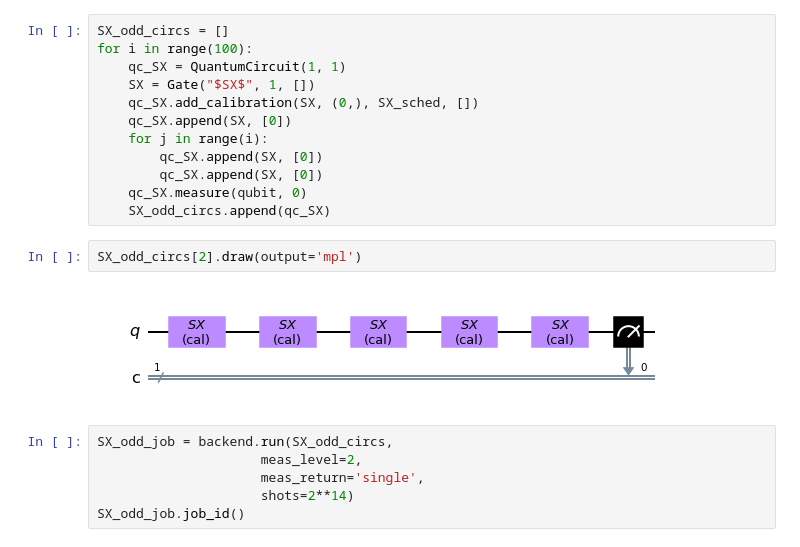
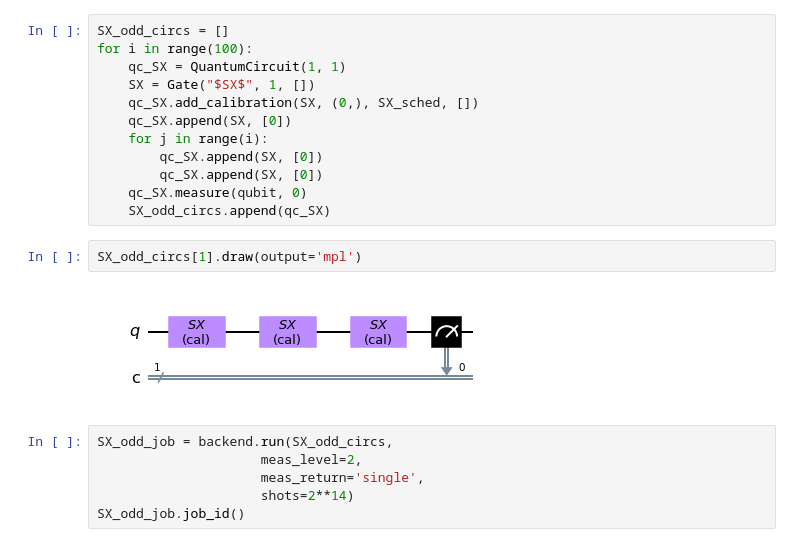
Before and after one commit to spham1611/PulsatingPulseLab, a Jupyter notebook: Pulses/DRAG.ipynb, the cells around one changed output. Cells and saved outputs as stored; diff of their text form.

```diff
--- a/Pulses/DRAG.ipynb
+++ b/Pulses/DRAG.ipynb
@@ -302,9 +305,9 @@ for i in range(100):
     qc_SX.measure(qubit, 0)
     SX_odd_circs.append(qc_SX)
 # %%
-SX_odd_circs[2].draw(output='mpl')
+SX_odd_circs[1].draw(output='mpl')
 # %% [output]
-[figure, old version]
+[figure, new version]
 # %%
 SX_odd_job = backend.run(SX_odd_circs,
                      meas_level=2,
```
Also changed, not shown: parts of 7 cells of this notebook, 3 other files.
